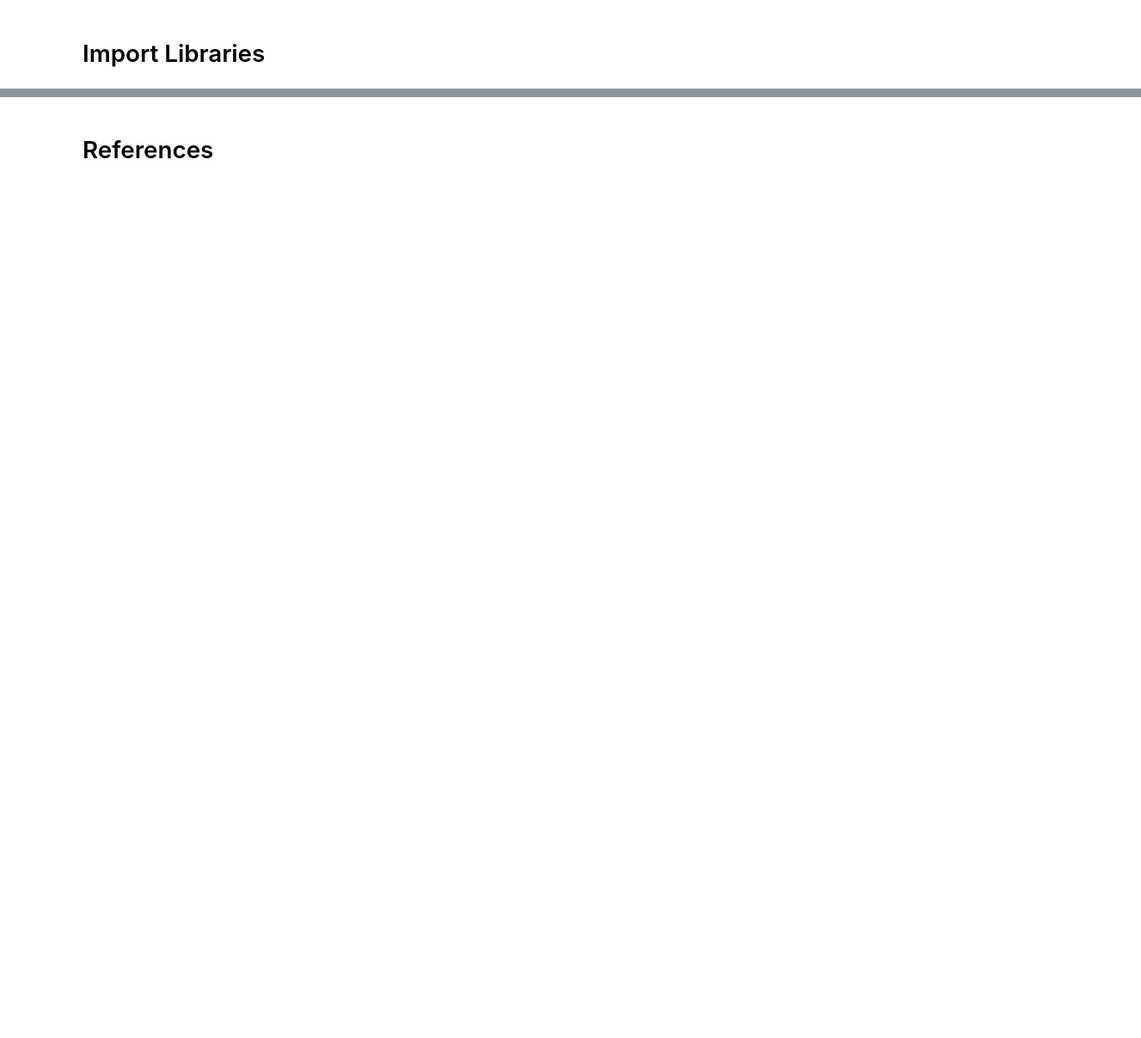
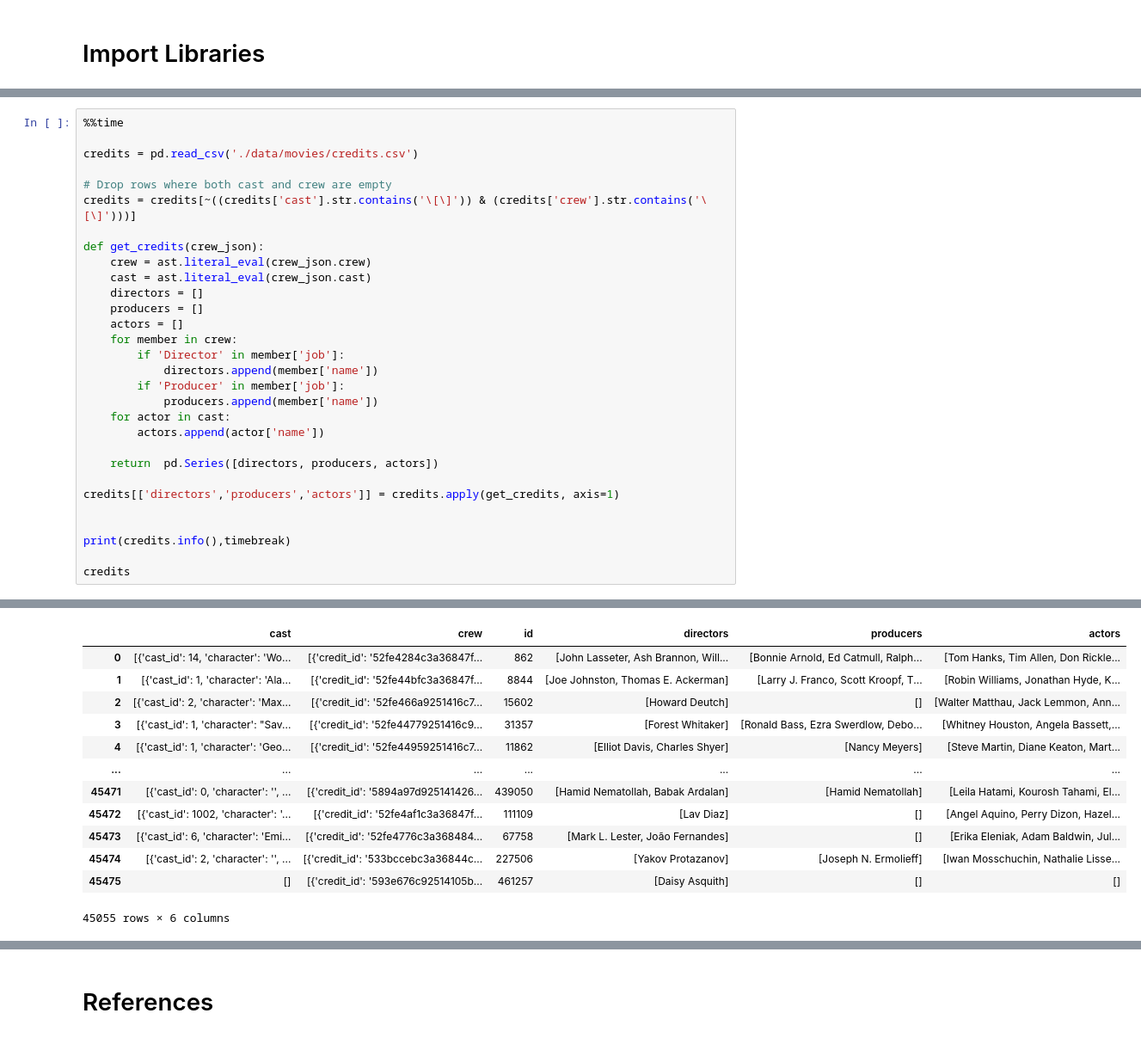
Before and after one commit to sachinac/ML7331, a Jupyter notebook: msds_7331_lab3.ipynb, the cells around one changed output, grey strips where cells are left out. Shown: that part at 86% size. Drawn from its saved outputs; the diff is of its cells as text; blank space fills up the shorter version.

```diff
--- a/msds_7331_lab3.ipynb
+++ b/msds_7331_lab3.ipynb
@@ -24,0 +87,31 @@
+# %%
+%%time
+
+credits = pd.read_csv('./data/movies/credits.csv')
+
+# Drop rows where both cast and crew are empty
+credits = credits[~((credits['cast'].str.contains('\[\]')) & (credits['crew'].str.contains('\[\]')))]
+
+def get_credits(crew_json):
+    crew = ast.literal_eval(crew_json.crew)
+    cast = ast.literal_eval(crew_json.cast)
+    directors = []
+    producers = []
+    actors = []
+    for member in crew:
+        if 'Director' in member['job']:
+            directors.append(member['name'])
+        if 'Producer' in member['job']:
+            producers.append(member['name'])
+    for actor in cast:
+        actors.append(actor['name'])
+
+    return  pd.Series([directors, producers, actors])
+
+credits[['directors','producers','actors']] = credits.apply(get_credits, axis=1)
+
+
+print(credits.info(),timebreak)
+
+credits
+# %% [output]
@@ -24,0 +137,13 @@
+|  | cast | crew | id | directors | producers | actors |
+| 0 | [{'cast_id': 14, 'character': 'Wo... | [{'credit_id': '52fe4284c3a36847f... | 862 | [John Lasseter, Ash Brannon, Will... | [Bonnie Arnold, Ed Catmull, Ralph... | [Tom Hanks, Tim Allen, Don Rickle... |
+| 1 | [{'cast_id': 1, 'character': 'Ala... | [{'credit_id': '52fe44bfc3a36847f... | 8844 | [Joe Johnston, Thomas E. Ackerman] | [Larry J. Franco, Scott Kroopf, T... | [Robin Williams, Jonathan Hyde, K... |
+| 2 | [{'cast_id': 2, 'character': 'Max... | [{'credit_id': '52fe466a9251416c7... | 15602 | [Howard Deutch] | [] | [Walter Matthau, Jack Lemmon, Ann... |
+| 3 | [{'cast_id': 1, 'character': "Sav... | [{'credit_id': '52fe44779251416c9... | 31357 | [Forest Whitaker] | [Ronald Bass, Ezra Swerdlow, Debo... | [Whitney Houston, Angela Bassett,... |
+| 4 | [{'cast_id': 1, 'character': 'Geo... | [{'credit_id': '52fe44959251416c7... | 11862 | [Elliot Davis, Charles Shyer] | [Nancy Meyers] | [Steve Martin, Diane Keaton, Mart... |
+| ... | ... | ... | ... | ... | ... | ... |
+| 45471 | [{'cast_id': 0, 'character': '', ... | [{'credit_id': '5894a97d925141426... | 439050 | [Hamid Nematollah, Babak Ardalan] | [Hamid Nematollah] | [Leila Hatami, Kourosh Tahami, El... |
+| 45472 | [{'cast_id': 1002, 'character': '... | [{'credit_id': '52fe4af1c3a36847f... | 111109 | [Lav Diaz] | [] | [Angel Aquino, Perry Dizon, Hazel... |
+| 45473 | [{'cast_id': 6, 'character': 'Emi... | [{'credit_id': '52fe4776c3a368484... | 67758 | [Mark L. Lester, João Fernandes] | [] | [Erika Eleniak, Adam Baldwin, Jul... |
+| 45474 | [{'cast_id': 2, 'character': '', ... | [{'credit_id': '533bccebc3a36844c... | 227506 | [Yakov Protazanov] | [Joseph N. Ermolieff] | [Iwan Mosschuchin, Nathalie Lisse... |
+| 45475 | [] | [{'credit_id': '593e676c92514105b... | 461257 | [Daisy Asquith] | [] | [] |
+45055 rows × 6 columns
```
Also changed, not shown: parts of 28 cells of this notebook, 1 other file.
